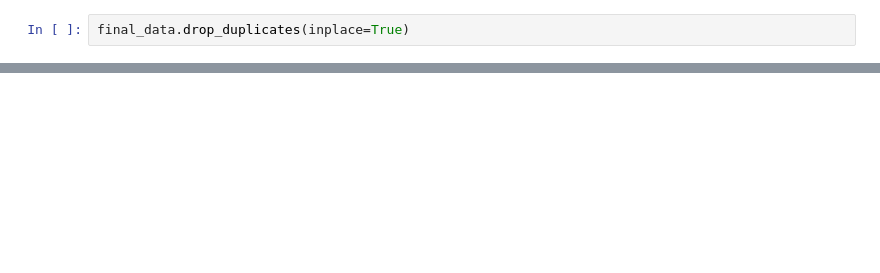
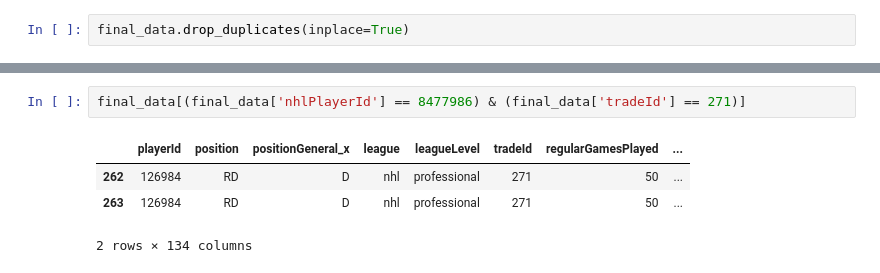
Before and after one commit to ahaze65/NHL_2025_Spring_2026, a Jupyter notebook: Code/Data_Merging_GAR.ipynb, the cells around one changed output, grey strips where cells are left out. Saved outputs shown, nothing was run; the diff lists cells and outputs as text; blank space fills up the shorter version.

```diff
--- a/Code/Data_Merging_GAR.ipynb
+++ b/Code/Data_Merging_GAR.ipynb
@@ -146,0 +179,7 @@ final_data[(final_data['nhlPlayerId'] == 8475283) & (final_data['tradeId'] == 86
+# %%
+final_data[(final_data['nhlPlayerId'] == 8477986) & (final_data['tradeId'] == 271)]
+# %% [output]
+|  | playerId | position | positionGeneral_x | league | leagueLevel | tradeId | regularGamesPlayed | ... |
+| 262 | 126984 | RD | D | nhl | professional | 271 | 50 | ... |
+| 263 | 126984 | RD | D | nhl | professional | 271 | 50 | ... |
+2 rows × 134 columns
```
Also changed, not shown: parts of 11 cells of this notebook.
